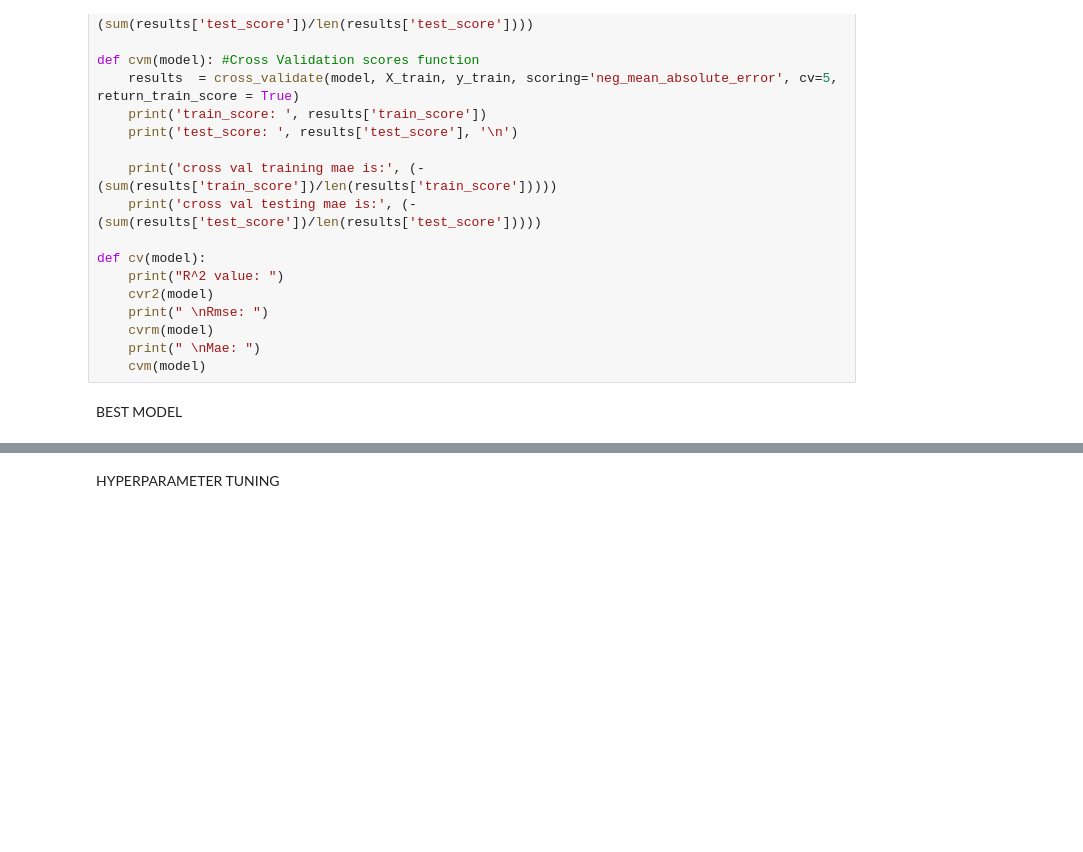
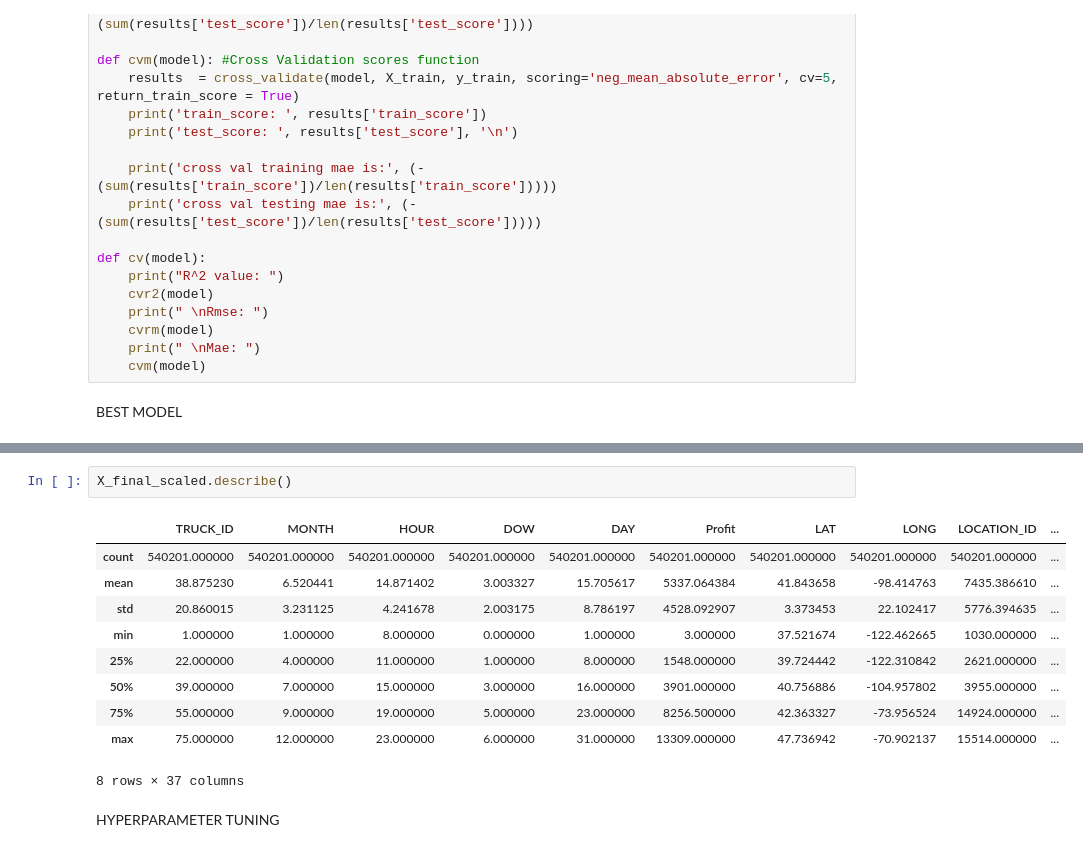
Before and after one commit to jkyxd/ICP_Group3, a Jupyter notebook: Machine learning.ipynb, the cells around one changed output, grey strips where cells are left out. Saved outputs shown, nothing was run; the diff lists cells and outputs as text; blank space fills up the shorter version.

```diff
--- a/Machine learning.ipynb
+++ b/Machine learning.ipynb
@@ -657,3 +775,16 @@ print('Test R2 is: ', r2_score(xgb.predict(X_test), y_test))
+# %%
+X_final_scaled.describe()
+# %% [output]
+|  | TRUCK_ID | MONTH | HOUR | DOW | DAY | Profit | LAT | LONG | LOCATION_ID | ... |
+| count | 540201.000000 | 540201.000000 | 540201.000000 | 540201.000000 | 540201.000000 | 540201.000000 | 540201.000000 | 540201.000000 | 540201.000000 | ... |
+| mean | 38.875230 | 6.520441 | 14.871402 | 3.003327 | 15.705617 | 5337.064384 | 41.843658 | -98.414763 | 7435.386610 | ... |
+| std | 20.860015 | 3.231125 | 4.241678 | 2.003175 | 8.786197 | 4528.092907 | 3.373453 | 22.102417 | 5776.394635 | ... |
+| min | 1.000000 | 1.000000 | 8.000000 | 0.000000 | 1.000000 | 3.000000 | 37.521674 | -122.462665 | 1030.000000 | ... |
+| 25% | 22.000000 | 4.000000 | 11.000000 | 1.000000 | 8.000000 | 1548.000000 | 39.724442 | -122.310842 | 2621.000000 | ... |
+| 50% | 39.000000 | 7.000000 | 15.000000 | 3.000000 | 16.000000 | 3901.000000 | 40.756886 | -104.957802 | 3955.000000 | ... |
+| 75% | 55.000000 | 9.000000 | 19.000000 | 5.000000 | 23.000000 | 8256.500000 | 42.363327 | -73.956524 | 14924.000000 | ... |
+| max | 75.000000 | 12.000000 | 23.000000 | 6.000000 | 31.000000 | 13309.000000 | 47.736942 | -70.902137 | 15514.000000 | ... |
+8 rows × 37 columns
 # %% [markdown]
 HYPERPARAMETER TUNING
 # %%
```
Also changed, not shown: parts of 14 cells of this notebook.
